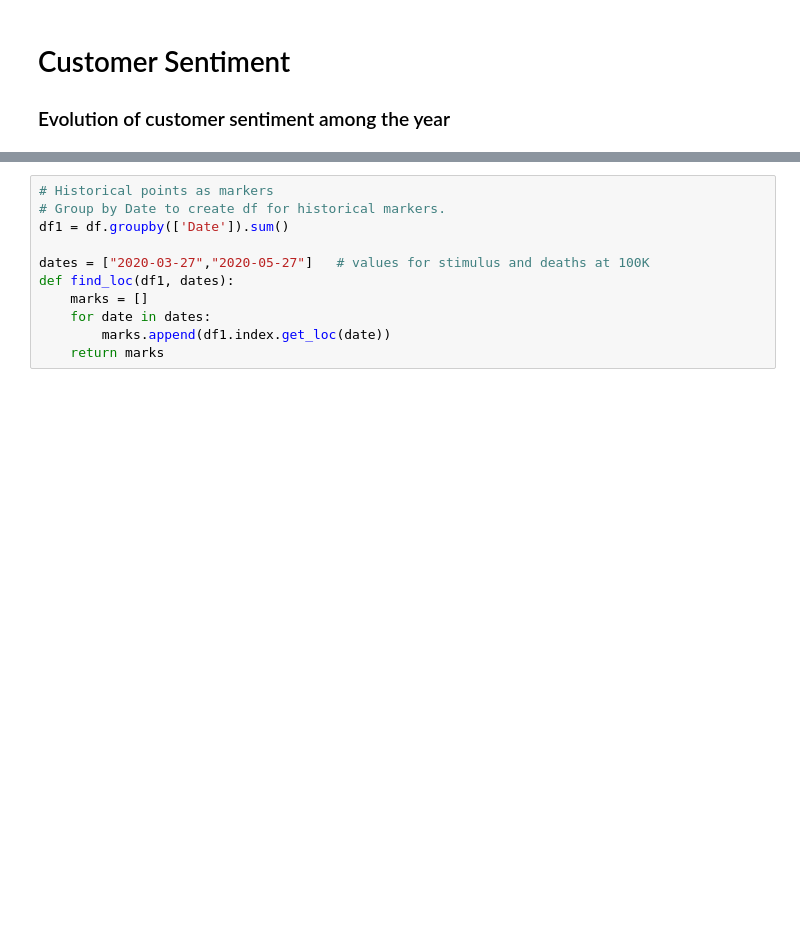
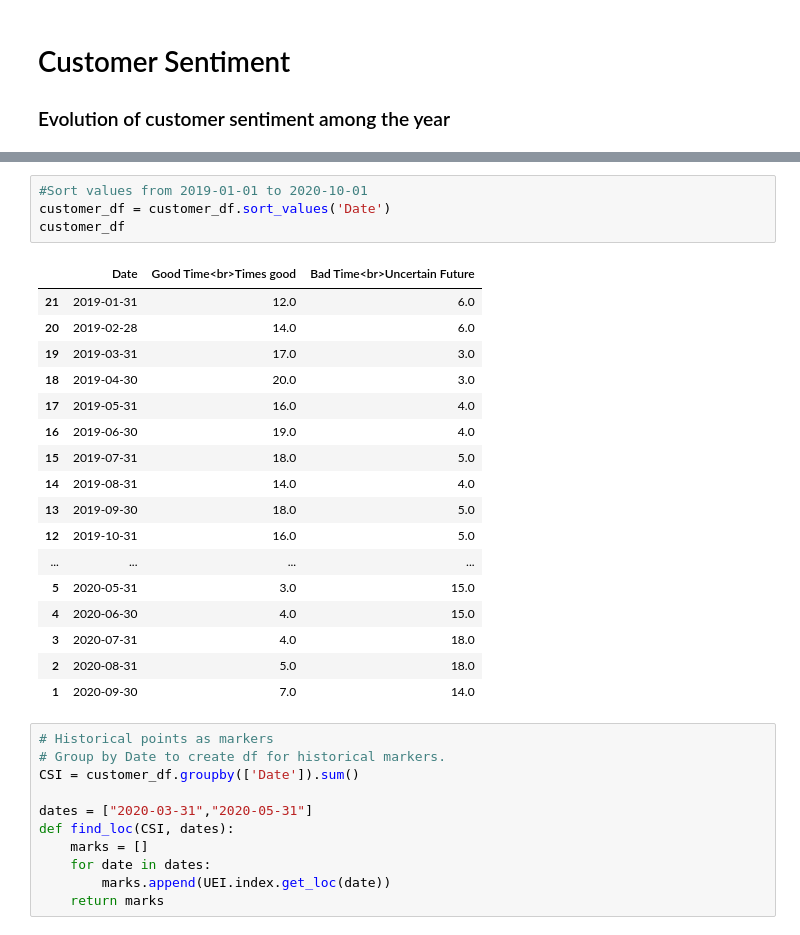
Before and after one commit to danawoodruff/Car-Sales-Analysis, a Jupyter notebook: Govt_Data/Customer_Sentiment_Analysis.ipynb, the cells around one changed output, grey strips where cells are left out. Saved outputs shown, nothing was run; the diff lists cells and outputs as text; blank space fills up the shorter version.

```diff
--- a/Govt_Data/Customer_Sentiment_Analysis.ipynb
+++ b/Govt_Data/Customer_Sentiment_Analysis.ipynb
@@ -34,12 +77,34 @@ customer_df
+# %%
+#Sort values from 2019-01-01 to 2020-10-01
+customer_df = customer_df.sort_values('Date')
+customer_df
+# %% [output]
+|  | Date | Good Time<br>Times good | Bad Time<br>Uncertain Future |
+| 21 | 2019-01-31 | 12.0 | 6.0 |
+| 20 | 2019-02-28 | 14.0 | 6.0 |
+| 19 | 2019-03-31 | 17.0 | 3.0 |
+| 18 | 2019-04-30 | 20.0 | 3.0 |
+| 17 | 2019-05-31 | 16.0 | 4.0 |
+| 16 | 2019-06-30 | 19.0 | 4.0 |
+| 15 | 2019-07-31 | 18.0 | 5.0 |
+| 14 | 2019-08-31 | 14.0 | 4.0 |
+| 13 | 2019-09-30 | 18.0 | 5.0 |
+| 12 | 2019-10-31 | 16.0 | 5.0 |
+| ... | ... | ... | ... |
+| 5 | 2020-05-31 | 3.0 | 15.0 |
+| 4 | 2020-06-30 | 4.0 | 15.0 |
+| 3 | 2020-07-31 | 4.0 | 18.0 |
+| 2 | 2020-08-31 | 5.0 | 18.0 |
+| 1 | 2020-09-30 | 7.0 | 14.0 |
 # %%
 # Historical points as markers
 # Group by Date to create df for historical markers.
-df1 = df.groupby(['Date']).sum()
+CSI = customer_df.groupby(['Date']).sum()
 
-dates = ["2020-03-27","2020-05-27"]   # values for stimulus and deaths at 100K
-def find_loc(df1, dates):
+dates = ["2020-03-31","2020-05-31"]
+def find_loc(CSI, dates):
     marks = []
     for date in dates:
-        marks.append(df1.index.get_loc(date))
+        marks.append(UEI.index.get_loc(date))
     return marks
 # %%
```
Also changed, not shown: parts of 10 cells of this notebook.
